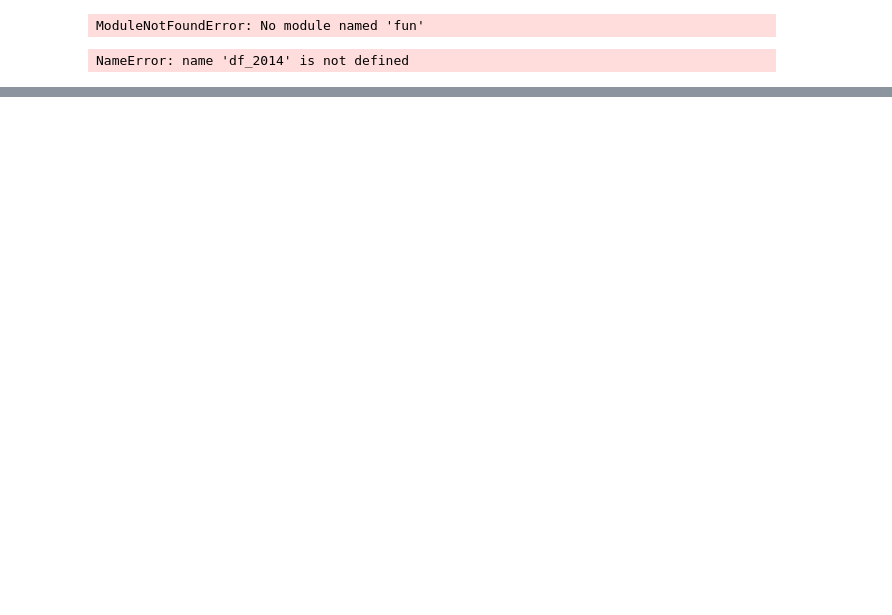
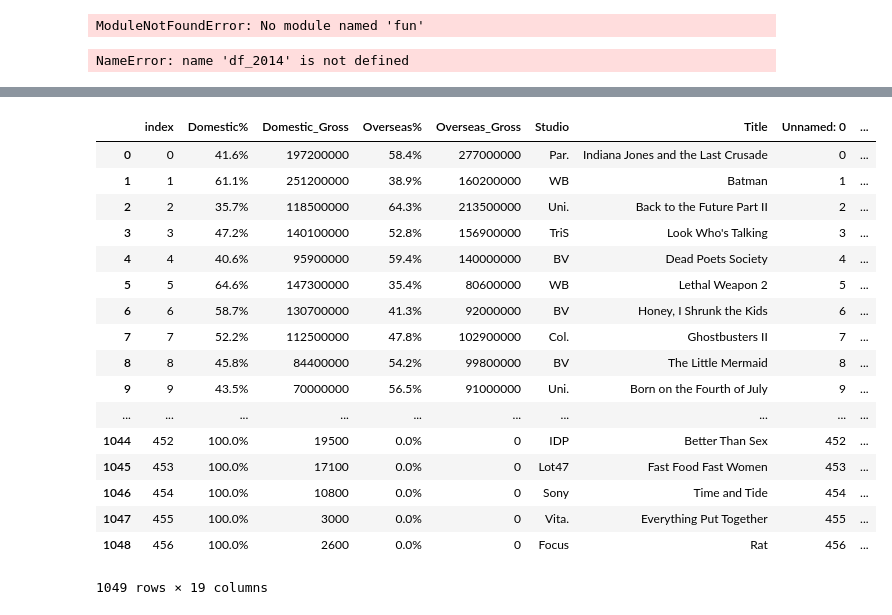
Before and after one commit to codekorn/mod_1_movies, a Jupyter notebook: menachi.ipynb, the cells around one changed output, grey strips where cells are left out. Drawn from its saved outputs; the diff is of its cells as text; code cells hidden in the pictures; blank space fills up the shorter version.

```diff
--- a/menachi.ipynb
+++ b/menachi.ipynb
@@ -15,0 +53,23 @@ NameError: name 'df_2014' is not defined
+# %%
+df = df.reset_index()
+# %%
+df
+# %% [output]
+|  | index | Domestic% | Domestic_Gross | Overseas% | Overseas_Gross | Studio | Title | Unnamed: 0 | ... |
+| 0 | 0 | 41.6% | 197200000 | 58.4% | 277000000 | Par. | Indiana Jones and the Last Crusade | 0 | ... |
+| 1 | 1 | 61.1% | 251200000 | 38.9% | 160200000 | WB | Batman | 1 | ... |
+| 2 | 2 | 35.7% | 118500000 | 64.3% | 213500000 | Uni. | Back to the Future Part II | 2 | ... |
+| 3 | 3 | 47.2% | 140100000 | 52.8% | 156900000 | TriS | Look Who's Talking | 3 | ... |
+| 4 | 4 | 40.6% | 95900000 | 59.4% | 140000000 | BV | Dead Poets Society | 4 | ... |
+| 5 | 5 | 64.6% | 147300000 | 35.4% | 80600000 | WB | Lethal Weapon 2 | 5 | ... |
+| 6 | 6 | 58.7% | 130700000 | 41.3% | 92000000 | BV | Honey, I Shrunk the Kids | 6 | ... |
+| 7 | 7 | 52.2% | 112500000 | 47.8% | 102900000 | Col. | Ghostbusters II | 7 | ... |
+| 8 | 8 | 45.8% | 84400000 | 54.2% | 99800000 | BV | The Little Mermaid | 8 | ... |
+| 9 | 9 | 43.5% | 70000000 | 56.5% | 91000000 | Uni. | Born on the Fourth of July | 9 | ... |
+| ... | ... | ... | ... | ... | ... | ... | ... | ... | ... |
+| 1044 | 452 | 100.0% | 19500 | 0.0% | 0 | IDP | Better Than Sex | 452 | ... |
+| 1045 | 453 | 100.0% | 17100 | 0.0% | 0 | Lot47 | Fast Food Fast Women | 453 | ... |
+| 1046 | 454 | 100.0% | 10800 | 0.0% | 0 | Sony | Time and Tide | 454 | ... |
+| 1047 | 455 | 100.0% | 3000 | 0.0% | 0 | Vita. | Everything Put Together | 455 | ... |
+| 1048 | 456 | 100.0% | 2600 | 0.0% | 0 | Focus | Rat | 456 | ... |
+1049 rows × 19 columns
```
Also changed, not shown: parts of 5 cells of this notebook, 17 other files.
